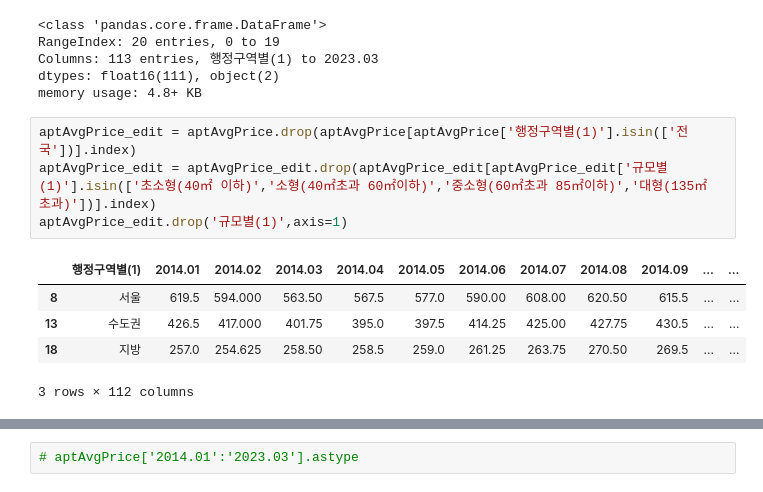
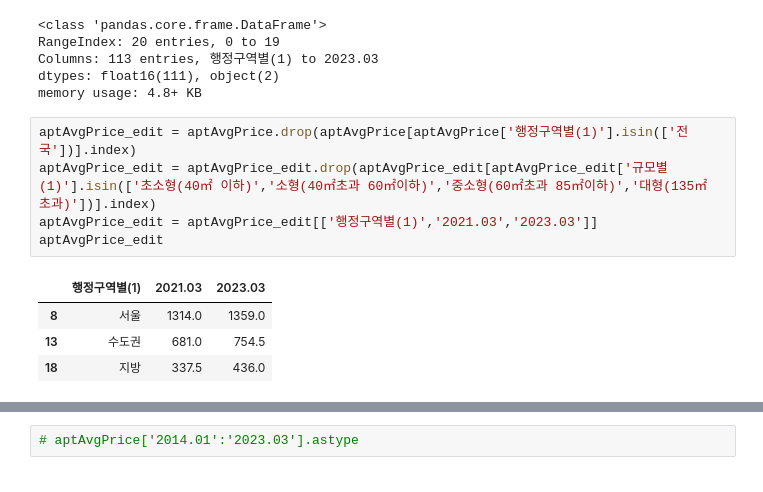
Before and after one commit to dongyoon9802/pythonAnalasys, a Jupyter notebook: pyhtonAnalysis.ipynb, the cells around one changed output, grey strips where cells are left out. Cells and saved outputs as stored; diff of their text form.

```diff
--- a/pyhtonAnalysis.ipynb
+++ b/pyhtonAnalysis.ipynb
@@ -85,10 +85,10 @@ memory usage: 4.8+ KB
 # %%
 aptAvgPrice_edit = aptAvgPrice.drop(aptAvgPrice[aptAvgPrice['행정구역별(1)'].isin(['전국'])].index)
 aptAvgPrice_edit = aptAvgPrice_edit.drop(aptAvgPrice_edit[aptAvgPrice_edit['규모별(1)'].isin(['초소형(40㎡ 이하)','소형(40㎡초과 60㎡이하)','중소형(60㎡초과 85㎡이하)','대형(135㎡ 초과)'])].index)
-aptAvgPrice_edit.drop('규모별(1)',axis=1)
+aptAvgPrice_edit = aptAvgPrice_edit[['행정구역별(1)','2021.03','2023.03']]
+aptAvgPrice_edit
 # %% [output]
-|  | 행정구역별(1) | 2014.01 | 2014.02 | 2014.03 | 2014.04 | 2014.05 | 2014.06 | 2014.07 | 2014.08 | 2014.09 | ... | ... |
-| 8 | 서울 | 619.5 | 594.000 | 563.50 | 567.5 | 577.0 | 590.00 | 608.00 | 620.50 | 615.5 | ... | ... |
-| 13 | 수도권 | 426.5 | 417.000 | 401.75 | 395.0 | 397.5 | 414.25 | 425.00 | 427.75 | 430.5 | ... | ... |
-| 18 | 지방 | 257.0 | 254.625 | 258.50 | 258.5 | 259.0 | 261.25 | 263.75 | 270.50 | 269.5 | ... | ... |
+|  | 행정구역별(1) | 2021.03 | 2023.03 |
+| 8 | 서울 | 1314.0 | 1359.0 |
+| 13 | 수도권 | 681.0 | 754.5 |
+| 18 | 지방 | 337.5 | 436.0 |
-3 rows × 112 columns
```
Also changed, not shown: parts of 10 cells of this notebook.
